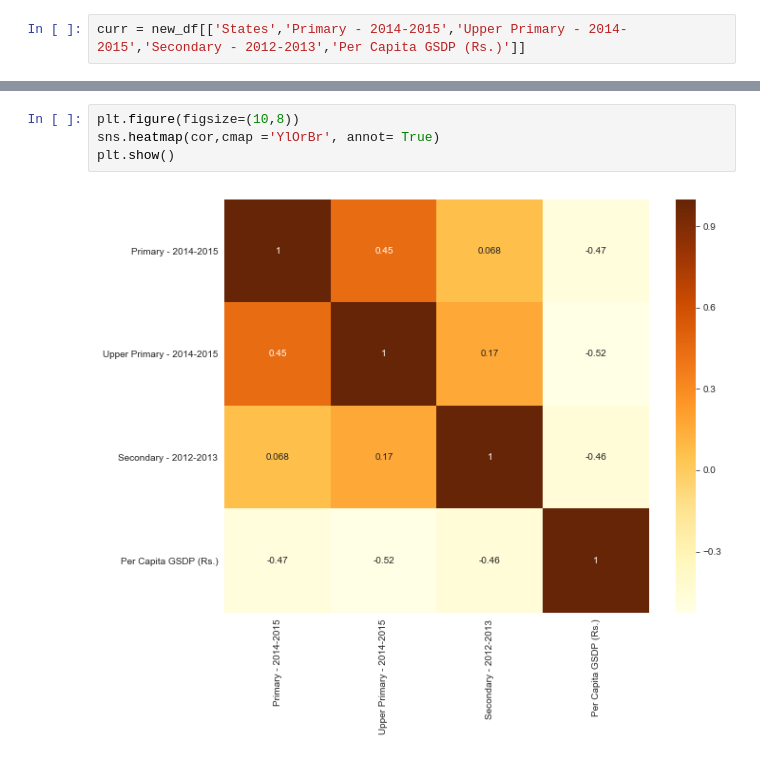
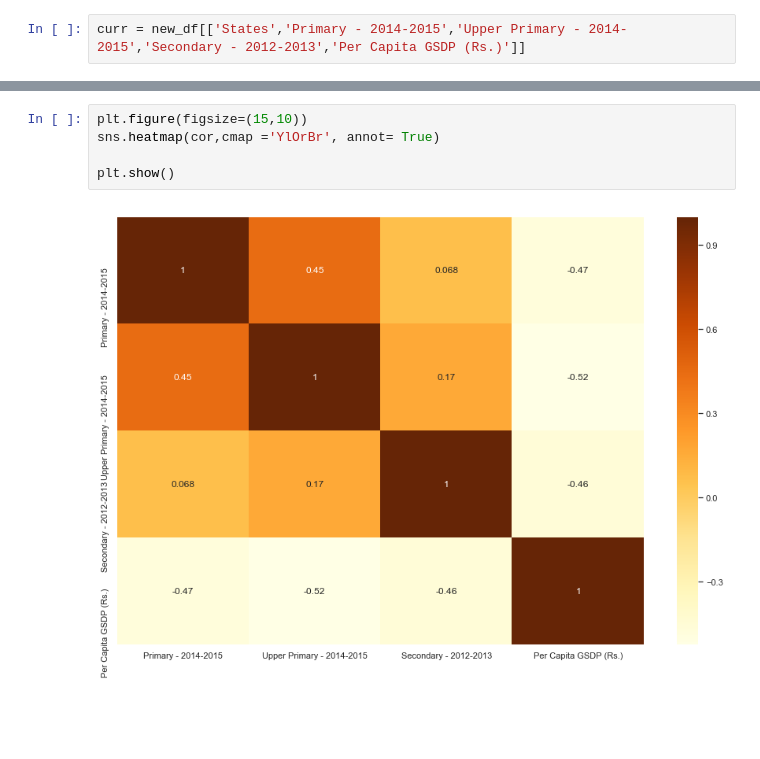
Before and after one commit to santosh12678/DS2019, a Jupyter notebook: Assignment EDA Solutions.ipynb, the cells around one changed output, grey strips where cells are left out. Drawn from its saved outputs; the diff is of its cells as text; blank space fills up the shorter version.

```diff
--- a/Assignment EDA Solutions.ipynb
+++ b/Assignment EDA Solutions.ipynb
@@ -1024,8 +1124,9 @@ round(cor,3)
 | Secondary - 2012-2013 | 0.068 | 0.169 | 1.000 | -0.457 |
 | Per Capita GSDP (Rs.) | -0.472 | -0.524 | -0.457 | 1.000 |
 # %%
-plt.figure(figsize=(10,8))
+plt.figure(figsize=(15,10))
 sns.heatmap(cor,cmap ='YlOrBr', annot= True)
+
 plt.show()
 # %% [output]
-[figure, old version]
+[figure, new version]
```
Also changed, not shown: parts of 27 cells of this notebook, 1 other file.
